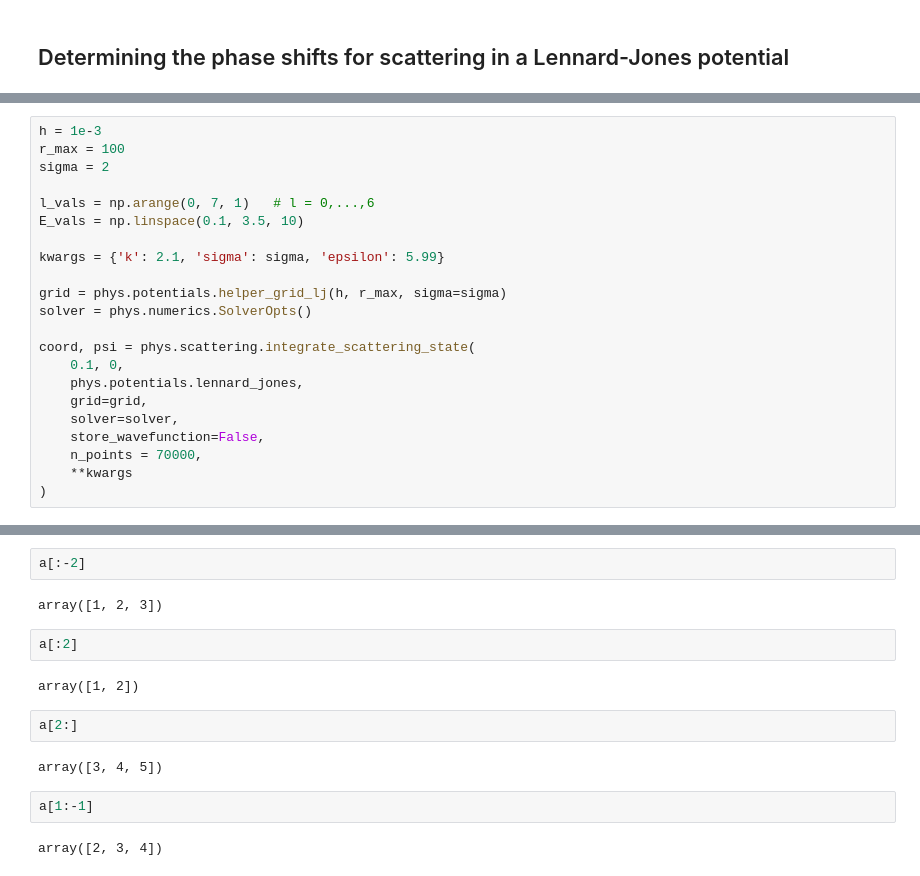
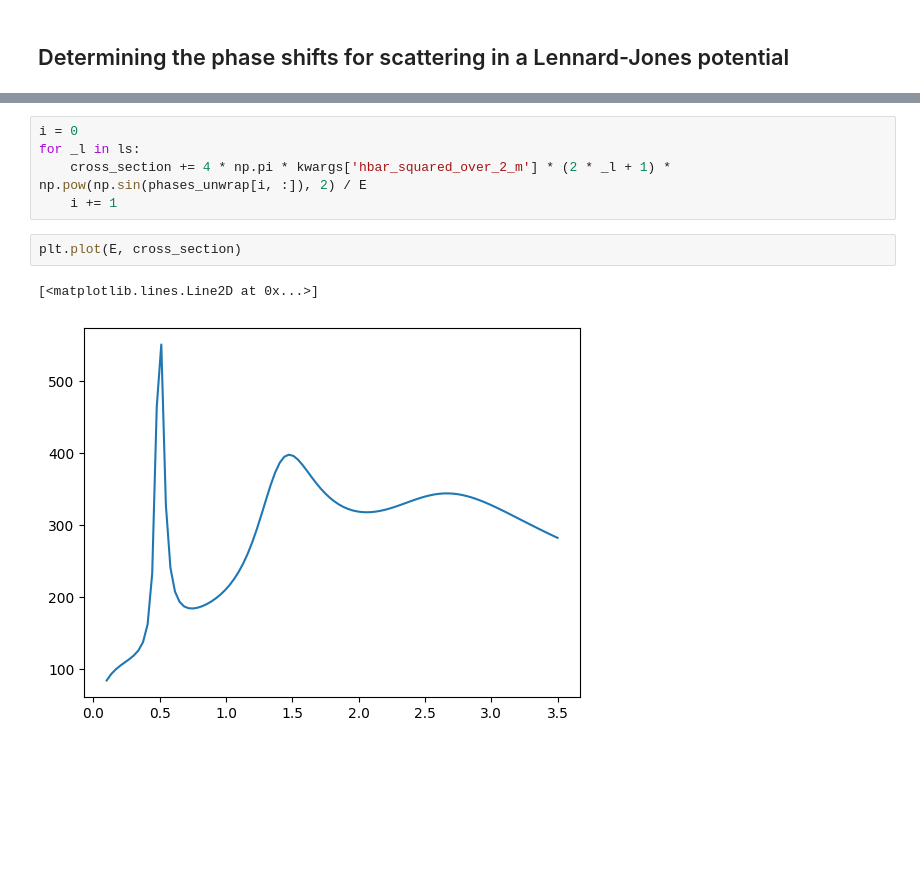
Before and after one commit to ihategoto/physipy, a Jupyter notebook: physipy/notebooks/phase_shifts_scattering.ipynb, the cells around one changed output, grey strips where cells are left out. Drawn from its saved outputs; the diff is of its cells as text; blank space fills up the shorter version.

```diff
--- a/physipy/notebooks/phase_shifts_scattering.ipynb
+++ b/physipy/notebooks/phase_shifts_scattering.ipynb
@@ -101,22 +129,0 @@ array([-0.99316451, -1.36907012, -1.63842254, -1.85318949, -2.03385824,
-# %%
-h = 1e-3
-r_max = 100
-sigma = 2
-
-l_vals = np.arange(0, 7, 1)   # l = 0,...,6
-E_vals = np.linspace(0.1, 3.5, 10)
-
-kwargs = {'k': 2.1, 'sigma': sigma, 'epsilon': 5.99}
-
-grid = phys.potentials.helper_grid_lj(h, r_max, sigma=sigma)
-solver = phys.numerics.SolverOpts()
-
-coord, psi = phys.scattering.integrate_scattering_state(
-    0.1, 0,
-    phys.potentials.lennard_jones,
-    grid=grid,
-    solver=solver,
-    store_wavefunction=False,
-    n_points = 70000,
-    **kwargs
-)
@@ -389,16 +130,10 @@ a = np.array([1, 2, 3, 4, 5])
-# %%
-a[:-2]
-# %% [output]
-array([1, 2, 3])
-# %%
-a[:2]
-# %% [output]
-array([1, 2])
-# %%
-a[2:]
-# %% [output]
-array([3, 4, 5])
-# %%
-a[1:-1]
-# %% [output]
-array([2, 3, 4])
+# %%
+i = 0
+for _l in ls:
+    cross_section += 4 * np.pi * kwargs['hbar_squared_over_2_m'] * (2 * _l + 1) * np.pow(np.sin(phases_unwrap[i, :]), 2) / E
+    i += 1
+# %%
+plt.plot(E, cross_section)
+# %% [output]
+[<matplotlib.lines.Line2D at 0x...>]
+[figure, added]
```
Also changed, not shown: parts of 25 cells of this notebook, 5 other files.
